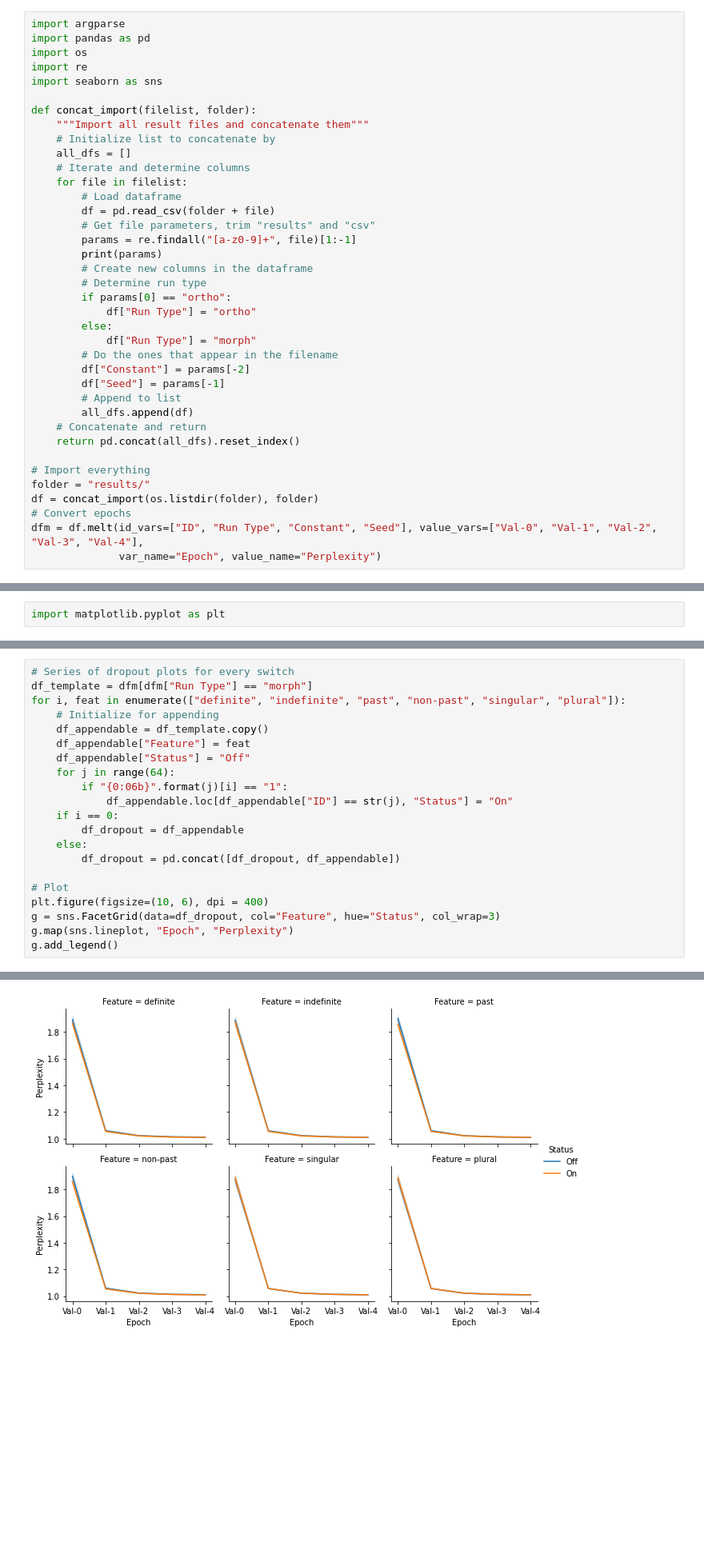
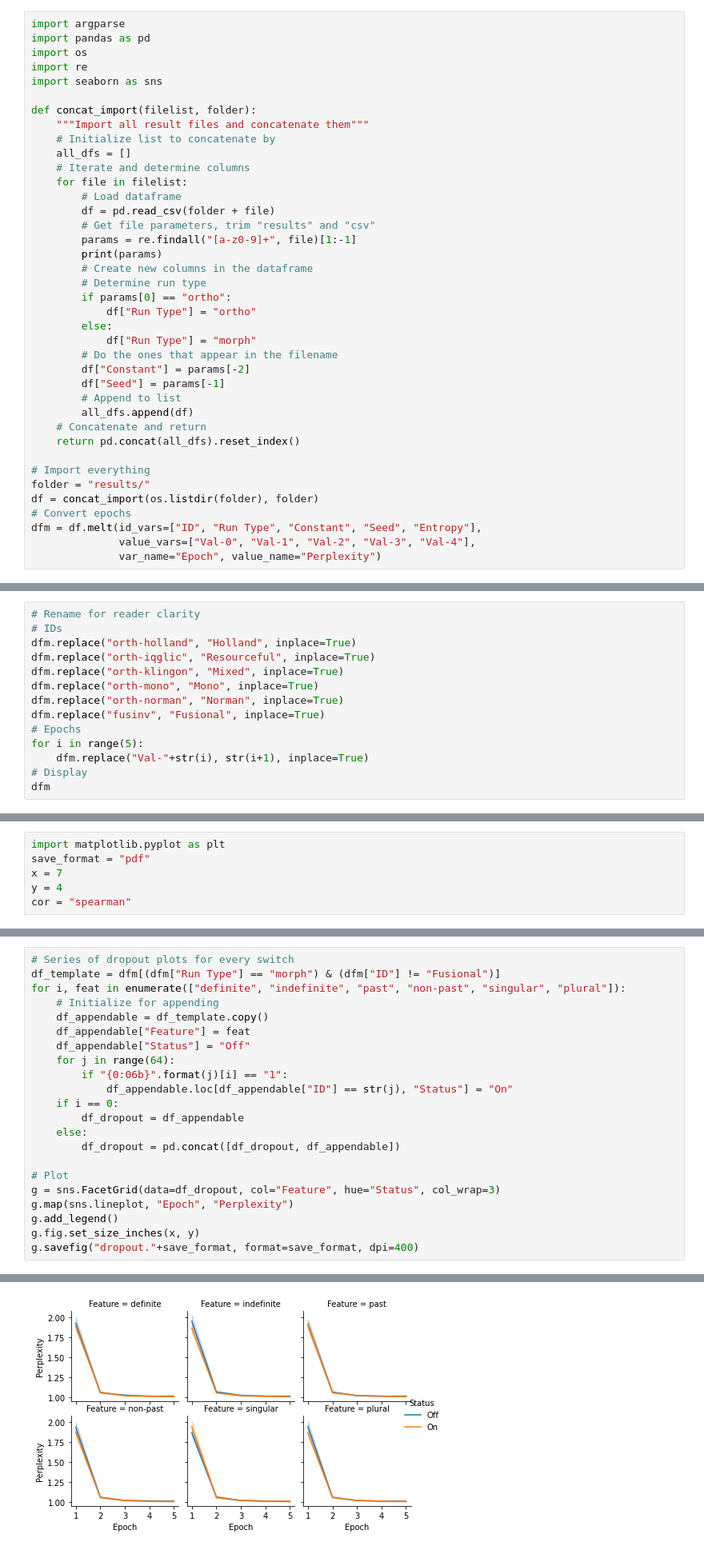
Before and after one commit to WHeerema-RUG/mathesis, a Jupyter notebook: results_display.ipynb, the cells around one changed output, grey strips where cells are left out. Shown at 80% size. Saved outputs shown, nothing was run; the diff lists cells and outputs as text; blank space fills up the shorter version.

```diff
--- a/results_display.ipynb
+++ b/results_display.ipynb
@@ -43,7 +43,8 @@ def concat_import(filelist, folder):
 folder = "results/"
 df = concat_import(os.listdir(folder), folder)
 # Convert epochs
-dfm = df.melt(id_vars=["ID", "Run Type", "Constant", "Seed"], value_vars=["Val-0", "Val-1", "Val-2", "Val-3", "Val-4"],
+dfm = df.melt(id_vars=["ID", "Run Type", "Constant", "Seed", "Entropy"],
+              value_vars=["Val-0", "Val-1", "Val-2", "Val-3", "Val-4"],
               var_name="Epoch", value_name="Perplexity")
 # %% [output]
 ['di', '36']
@@ -79,0 +65,14 @@ dfm
+# %%
+# Rename for reader clarity
+# IDs
+dfm.replace("orth-holland", "Holland", inplace=True)
+dfm.replace("orth-iqglic", "Resourceful", inplace=True)
+dfm.replace("orth-klingon", "Mixed", inplace=True)
+dfm.replace("orth-mono", "Mono", inplace=True)
+dfm.replace("orth-norman", "Norman", inplace=True)
+dfm.replace("fusinv", "Fusional", inplace=True)
+# Epochs
+for i in range(5):
+    dfm.replace("Val-"+str(i), str(i+1), inplace=True)
+# Display
+dfm
@@ -80,2 +93,6 @@ dfm
 # %%
 import matplotlib.pyplot as plt
+save_format = "pdf"
+x = 7
+y = 4
+cor = "spearman"
@@ -92,6 +132,6 @@ sns.lineplot(data=df_morph, x="Epoch", y="Perplexity", hue="ID")
 # %%
 # Series of dropout plots for every switch
-df_template = dfm[dfm["Run Type"] == "morph"]
+df_template = dfm[(dfm["Run Type"] == "morph") & (dfm["ID"] != "Fusional")]
 for i, feat in enumerate(["definite", "indefinite", "past", "non-past", "singular", "plural"]):
     # Initialize for appending
     df_appendable = df_template.copy()
@@ -106,8 +146,9 @@ for i, feat in enumerate(["definite", "indefinite", "past", "non-past", "singula
         df_dropout = pd.concat([df_dropout, df_appendable])
 
 # Plot
-plt.figure(figsize=(10, 6), dpi = 400)
 g = sns.FacetGrid(data=df_dropout, col="Feature", hue="Status", col_wrap=3)
 g.map(sns.lineplot, "Epoch", "Perplexity")
 g.add_legend()
+g.fig.set_size_inches(x, y)
+g.savefig("dropout."+save_format, format=save_format, dpi=400)
 # %% [output]
@@ -115 +155 @@ g.add_legend()
-[figure, old version]
+[figure, new version]
```
Also changed, not shown: parts of 19 cells of this notebook.
